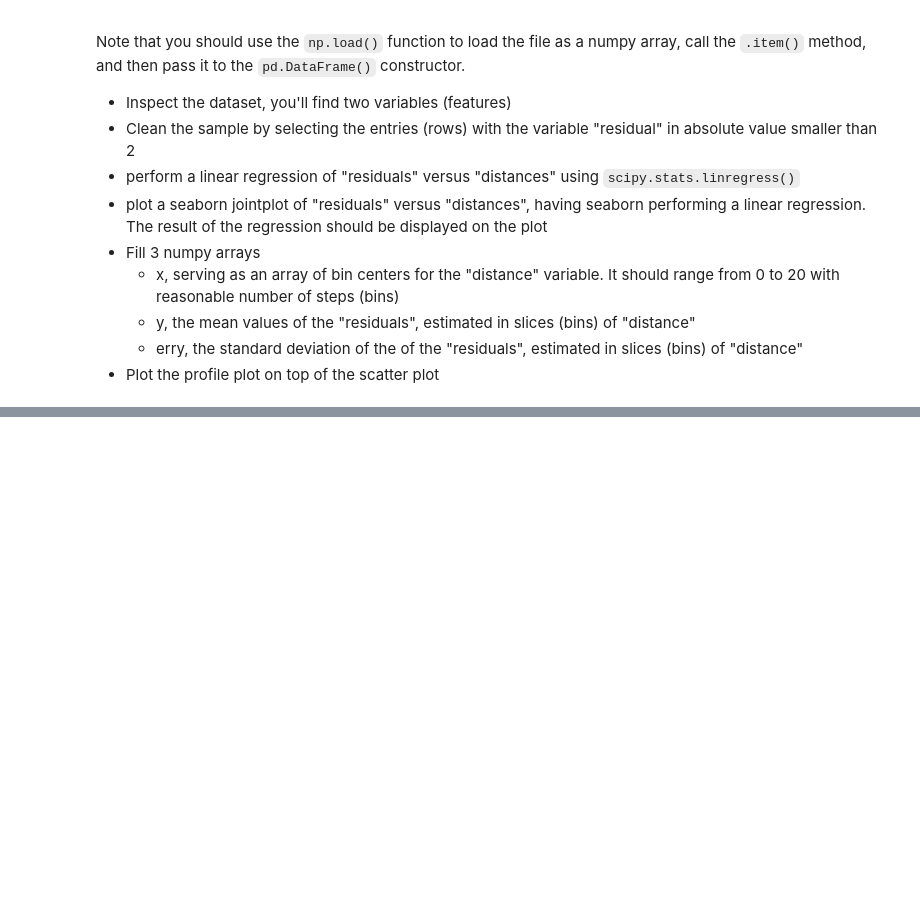
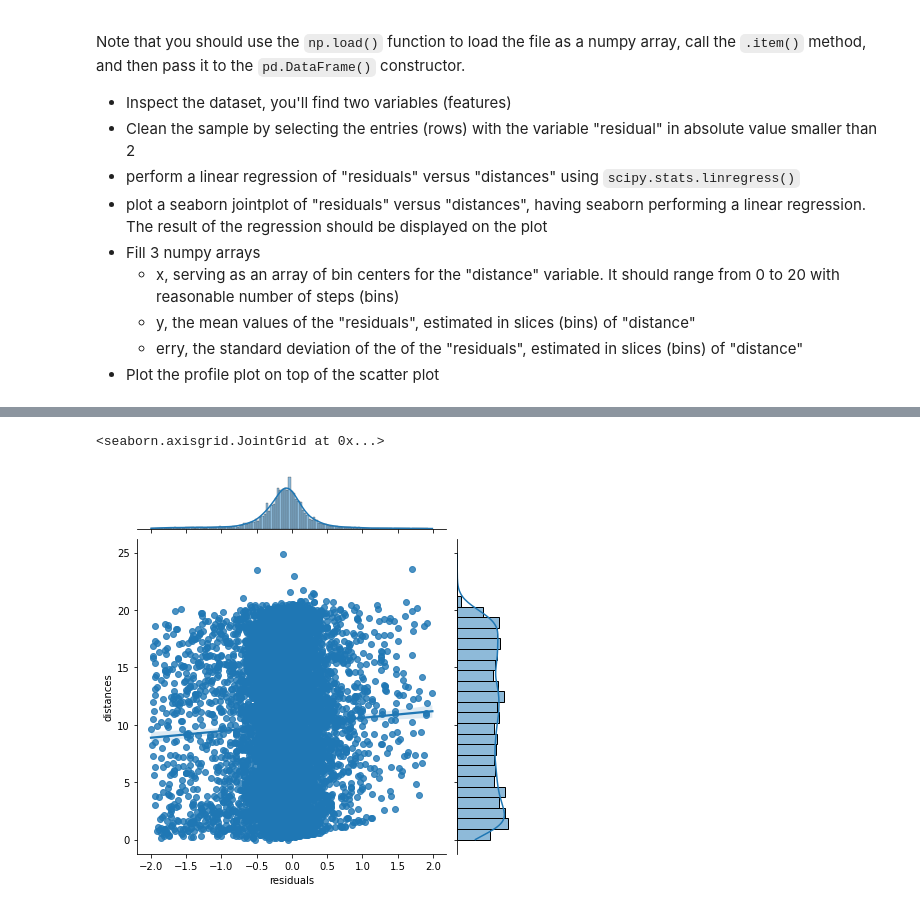
Before and after one commit to T3X3K/LaboratoryOfComputationalPhysics_Y6, a Jupyter notebook: 07ex_Visualization.ipynb, the cells around one changed output, grey strips where cells are left out. Cells and saved outputs as stored; diff of their text form; code cells hidden in the pictures; blank space fills up the shorter version.

```diff
--- a/07ex_Visualization.ipynb
+++ b/07ex_Visualization.ipynb
@@ -117,3 +137,7 @@ Note that you should use the `np.load()` function to load the file as a numpy ar
   * y, the mean values of the "residuals", estimated in slices (bins) of "distance"
   * erry, the standard deviation of the  of the "residuals", estimated in slices (bins) of "distance"
 * Plot the profile plot on top of the scatter plot
+# %%
+data = np.load("residuals_261.npy",allow_pickle=True).item()
+df = pd.DataFrame(data)
+df.head()
@@ -119,0 +151,7 @@ Note that you should use the `np.load()` function to load the file as a numpy ar
+# %%
+df = df[np.abs(df["residuals"]) < 2]
+regression = scipy.stats.linregress(df["residuals"], df["distances"])
+sns.jointplot(data=df, x="residuals", y="distances", kind="reg")
+# %% [output]
+<seaborn.axisgrid.JointGrid at 0x...>
+[figure, added]
```
Also changed, not shown: parts of 5 cells of this notebook, 4 other files.
